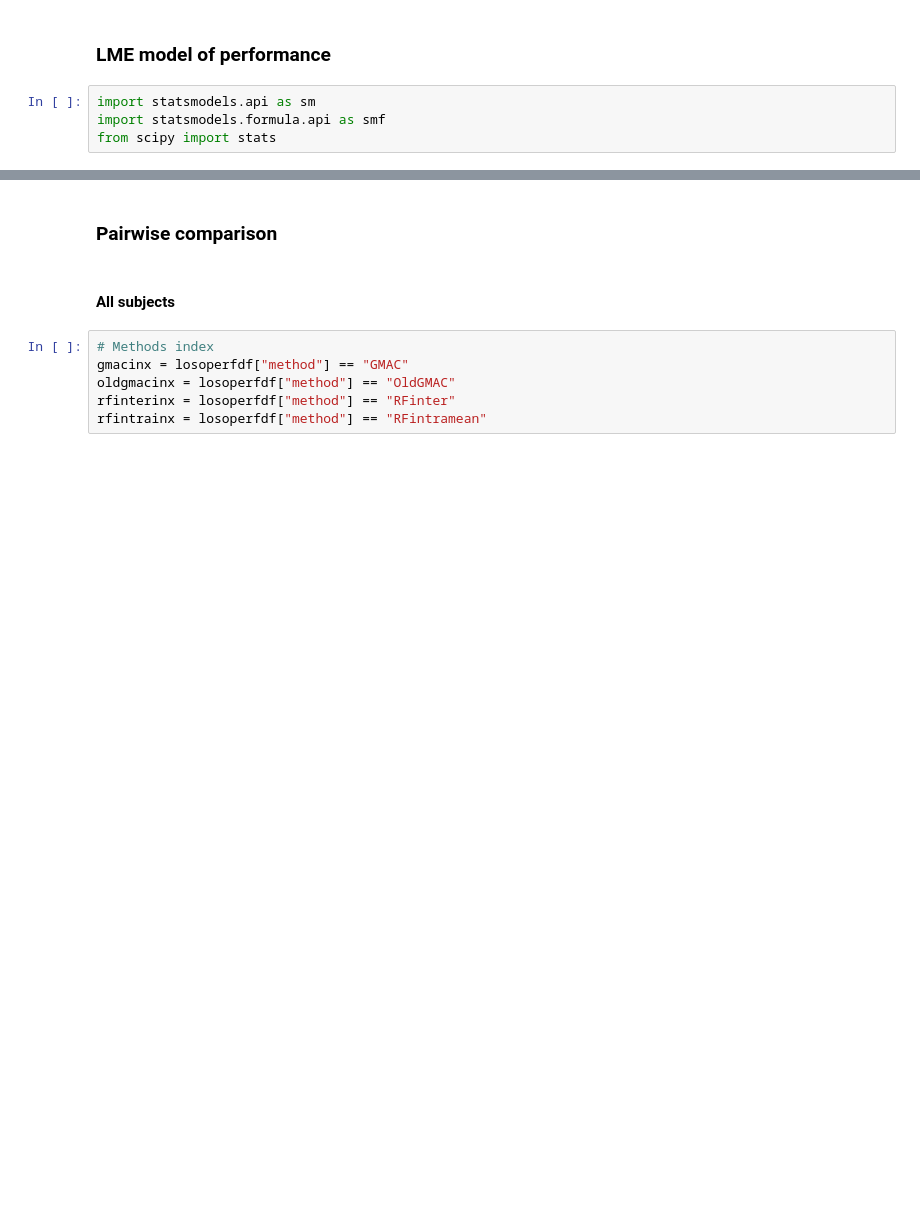
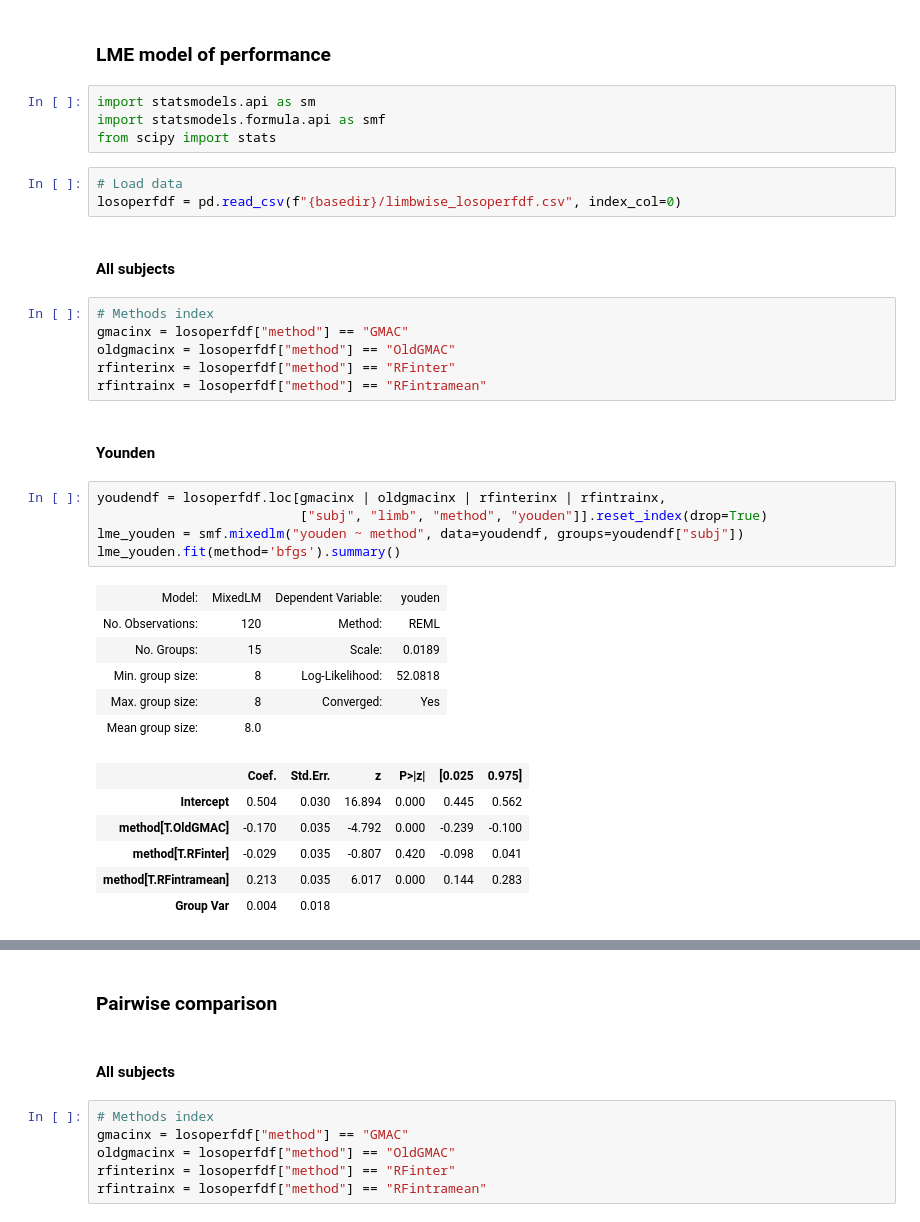
Before and after one commit to siva82kb/gmac, a Jupyter notebook: notebooks/06-paper_plots_R1_limbwise.ipynb, the cells around one changed output, grey strips where cells are left out. Drawn from its saved outputs; the diff is of its cells as text; blank space fills up the shorter version.

```diff
--- a/notebooks/06-paper_plots_R1_limbwise.ipynb
+++ b/notebooks/06-paper_plots_R1_limbwise.ipynb
@@ -1059,3 +1110,34 @@ fig.savefig(pathlib.Path(basedir, f"limbwise_gmac_summary_all_loso_roc.svg"), bb
 import statsmodels.api as sm
 import statsmodels.formula.api as smf
 from scipy import stats
+# %%
+# Load data
+losoperfdf = pd.read_csv(f"{basedir}/limbwise_losoperfdf.csv", index_col=0)
+# %% [markdown]
+#### All subjects
+# %%
+# Methods index
+gmacinx = losoperfdf["method"] == "GMAC"
+oldgmacinx = losoperfdf["method"] == "OldGMAC"
+rfinterinx = losoperfdf["method"] == "RFinter"
+rfintrainx = losoperfdf["method"] == "RFintramean"
+# %% [markdown]
+#### Younden
+# %%
+youdendf = losoperfdf.loc[gmacinx | oldgmacinx | rfinterinx | rfintrainx,
+                          ["subj", "limb", "method", "youden"]].reset_index(drop=True)
+lme_youden = smf.mixedlm("youden ~ method", data=youdendf, groups=youdendf["subj"])
+lme_youden.fit(method='bfgs').summary()
+# %% [output]
+| Model: | MixedLM | Dependent Variable: | youden |
+| No. Observations: | 120 | Method: | REML |
+| No. Groups: | 15 | Scale: | 0.0189 |
+| Min. group size: | 8 | Log-Likelihood: | 52.0818 |
+| Max. group size: | 8 | Converged: | Yes |
+| Mean group size: | 8.0 |  |  |
+|  | Coef. | Std.Err. | z | P>|z| | [0.025 | 0.975] |
+| Intercept | 0.504 | 0.030 | 16.894 | 0.000 | 0.445 | 0.562 |
+| method[T.OldGMAC] | -0.170 | 0.035 | -4.792 | 0.000 | -0.239 | -0.100 |
+| method[T.RFinter] | -0.029 | 0.035 | -0.807 | 0.420 | -0.098 | 0.041 |
+| method[T.RFintramean] | 0.213 | 0.035 | 6.017 | 0.000 | 0.144 | 0.283 |
+| Group Var | 0.004 | 0.018 |  |  |  |  |
```
Also changed, not shown: parts of 27 cells of this notebook, 2 other files.
